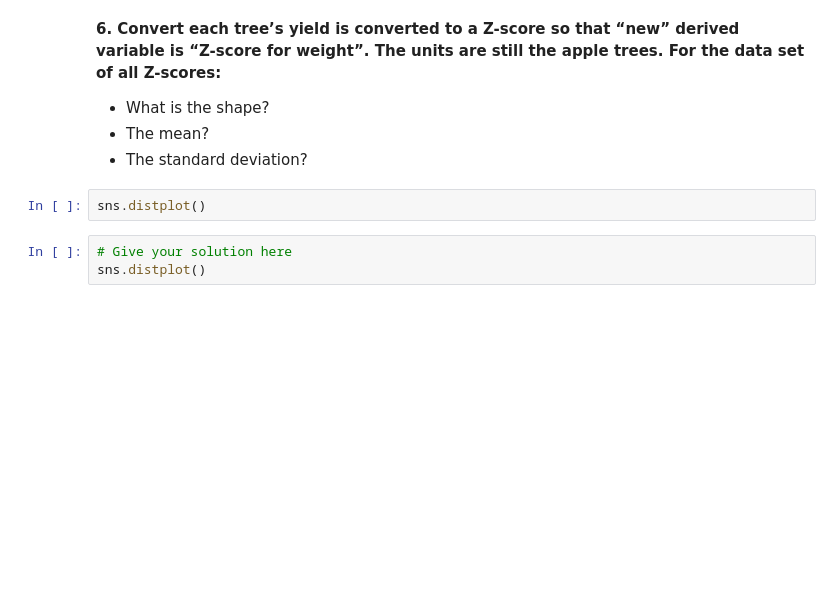
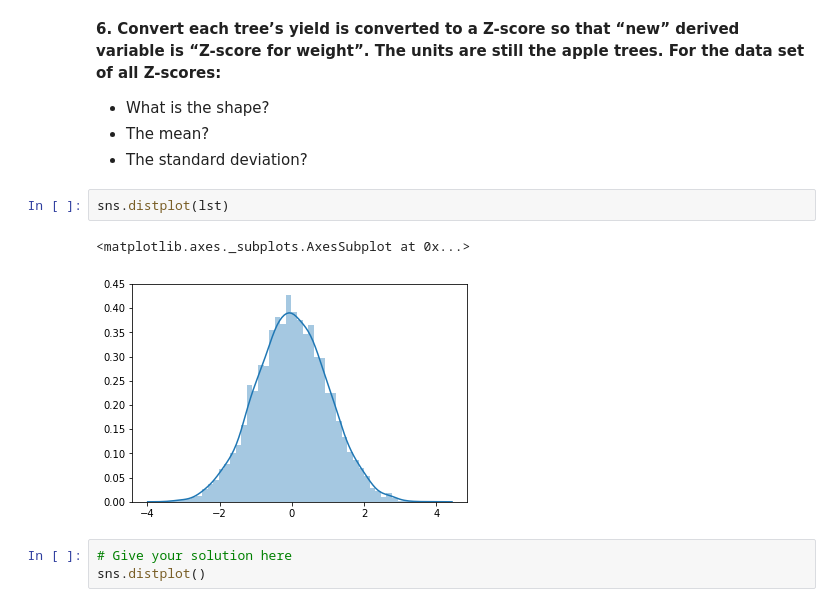
Before and after one commit to rvent/dsc-1-09-15-standard-normal-distribution-lab-nyc-ds-career-012819, a Jupyter notebook: index.ipynb, the cells around one changed output. Cells and saved outputs as stored; diff of their text form; blank space fills up the shorter version.

```diff
--- a/index.ipynb
+++ b/index.ipynb
@@ -125,7 +125,10 @@ lst
 * The mean?
 * The standard deviation?
 # %%
-sns.distplot()
+sns.distplot(lst)
+# %% [output]
+<matplotlib.axes._subplots.AxesSubplot at 0x...>
+[figure, added]
 # %%
 # Give your solution here
 sns.distplot()
```
